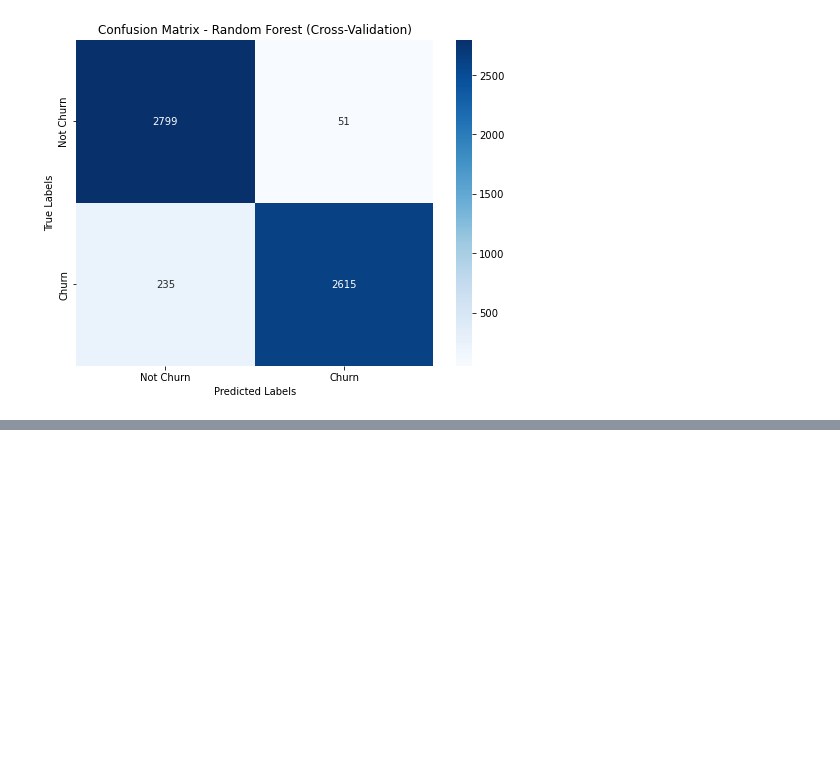
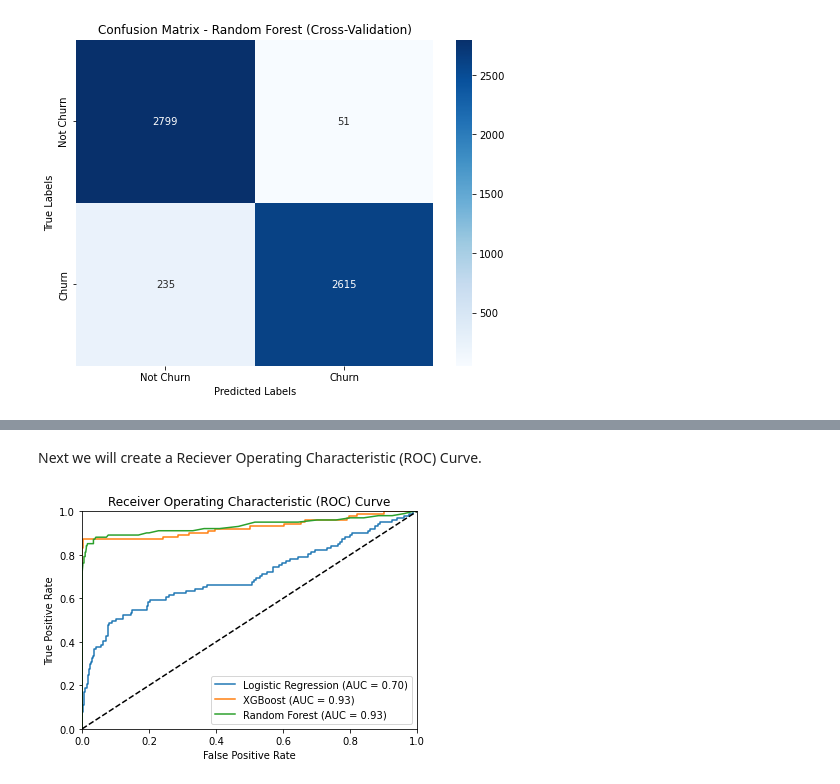
Before and after one commit to DoreenMolly/SyriaTel-Churn-Prediction, a Jupyter notebook: SyriaTel_Customer_Prediction.ipynb, the cells around one changed output, grey strips where cells are left out. Cells and saved outputs as stored; diff of their text form; code cells hidden in the pictures; blank space fills up the shorter version.

```diff
--- a/SyriaTel_Customer_Prediction.ipynb
+++ b/SyriaTel_Customer_Prediction.ipynb
@@ -898,0 +933,24 @@ plt.show()
+# %% [markdown]
+Next we will create a Reciever Operating Characteristic (ROC) Curve.
+# %%
+mdl = {'Logistic Regression': log_reg, 'XGBoost': best_xgb, 'Random Forest': rf}
+
+for name, model in mdl.items():
+
+# Fit the model before predictions
+    model.fit(X_train_resampled, y_train_resampled)
+    proba = model.predict_proba(X_test)[:, 1]
+    fpr, tpr, _ = roc_curve(y_test, proba)
+    auc = roc_auc_score(y_test, proba)
+    plt.plot(fpr, tpr, label='{} (AUC = {:.2f})'.format(name, auc))
+
+plt.plot([0, 1], [0, 1], 'k--')
+plt.xlim([0.0, 1.0])
+plt.ylim([0.0, 1.0])
+plt.xlabel('False Positive Rate')
+plt.ylabel('True Positive Rate')
+plt.title('Receiver Operating Characteristic (ROC) Curve')
+plt.legend(loc='lower right')
+plt.show()
+# %% [output]
+[figure, added]
```
Also changed, not shown: parts of 10 cells of this notebook.
